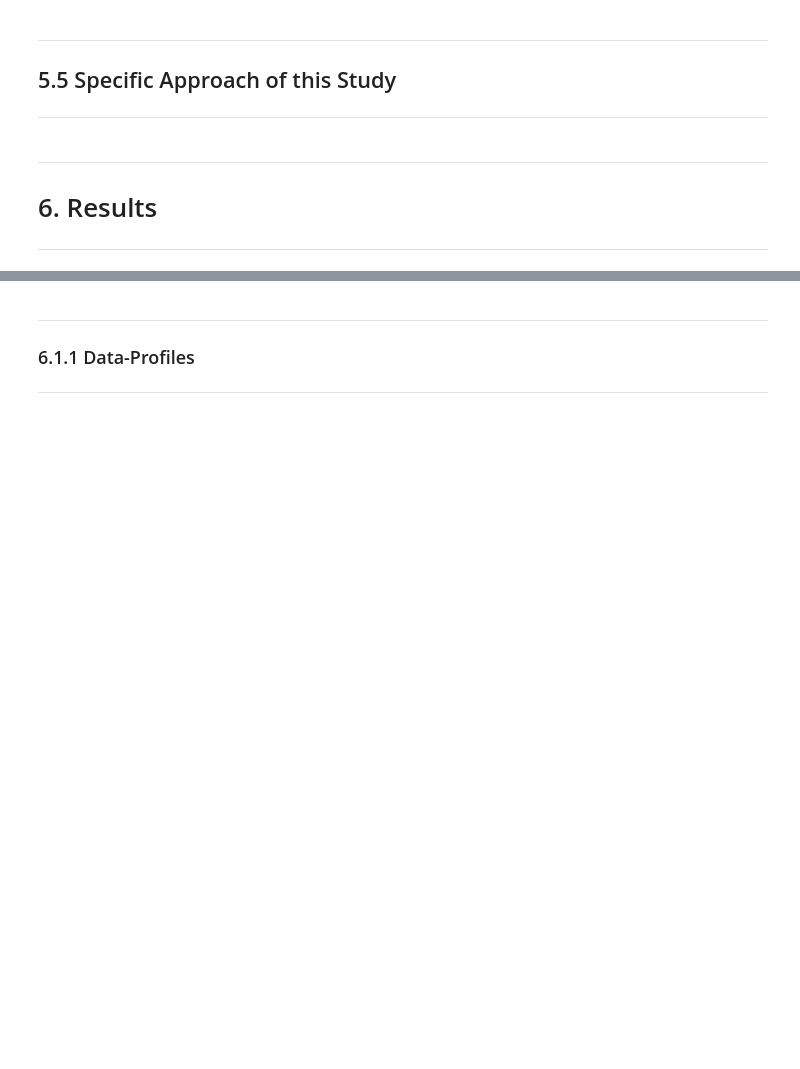
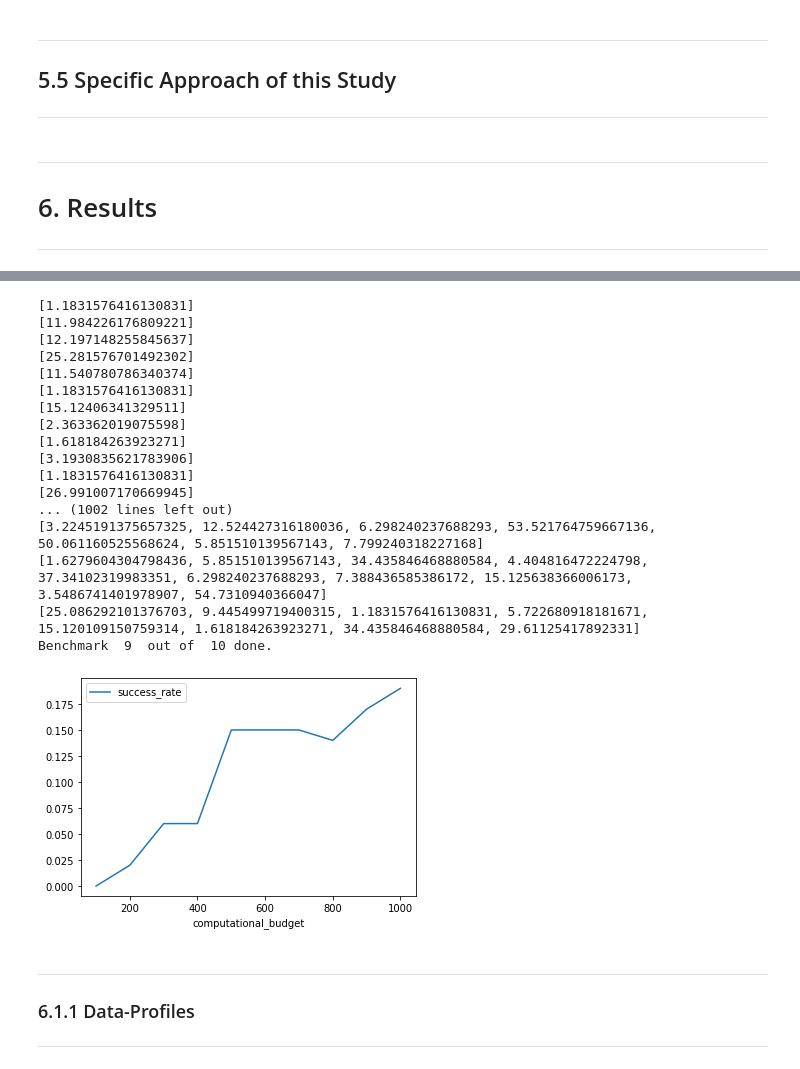
Before and after one commit to OpenSourceEconomics/ose-scientific-computing-course-wirecard, a Jupyter notebook: auxiliary/eppe_abgabe.ipynb, the cells around one changed output, grey strips where cells are left out. Drawn from its saved outputs; the diff is of its cells as text; code cells hidden in the pictures; blank space fills up the shorter version.

Commit message:
Running benchmarks.

```diff
--- a/auxiliary/eppe_abgabe.ipynb
+++ b/auxiliary/eppe_abgabe.ipynb
@@ -247,3 +249,43 @@ While polishing our project for the assignment for the EPPE class, we implemente
+# %%
+from benchmark_routine import benchmark_smart_optimization
+from benchmark_routine import run_smart_benchmark
+from benchmark_routine import plot_benchmark_results
+from callable_algorithms import our_smart_nelder_mead_method
+
+df_nelder_mead_griewank = run_smart_benchmark(
+    our_smart_nelder_mead_method,
+    griewank,
+    [0,0],
+    [100,200,300,400,500,600,700,800,900,1000],
+    [0,0],
+    100,
+    2,
+    10,
+    sample_size = 25,
+    algorithm_name="our smart nelder-mead-method",
+    test_function_name = "2-dimensional griewank",
+)
+
+plot_benchmark_results(df_nelder_mead_griewank)
+# %% [output]
+[1.1831576416130831]
+[11.984226176809221]
+[12.197148255845637]
+[25.281576701492302]
+[11.540780786340374]
+[1.1831576416130831]
+[15.12406341329511]
+[2.363362019075598]
+[1.618184263923271]
+[3.1930835621783906]
+[1.1831576416130831]
+[26.991007170669945]
+... (1002 lines left out)
+[3.2245191375657325, 12.524427316180036, 6.298240237688293, 53.521764759667136, 50.061160525568624, 5.851510139567143, 7.799240318227168]
+[1.6279604304798436, 5.851510139567143, 34.435846468880584, 4.404816472224798, 37.34102319983351, 6.298240237688293, 7.388436585386172, 15.125638366006173, 3.5486741401978907, 54.7310940366047]
+[25.086292101376703, 9.445499719400315, 1.1831576416130831, 5.722680918181671, 15.120109150759314, 1.618184263923271, 34.435846468880584, 29.61125417892331]
+Benchmark  9  out of  10 done.
+[figure, added]
 # %% [markdown]
 ---
 ### 6.1.1 Data-Profiles
```
Also changed, not shown: parts of 3 cells of this notebook, 2 other files.
